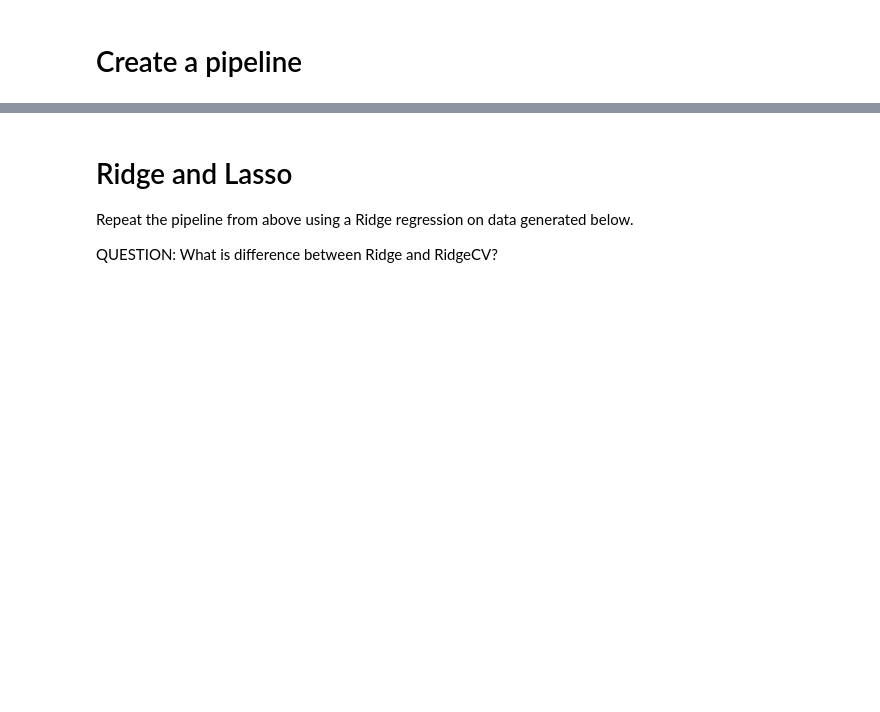
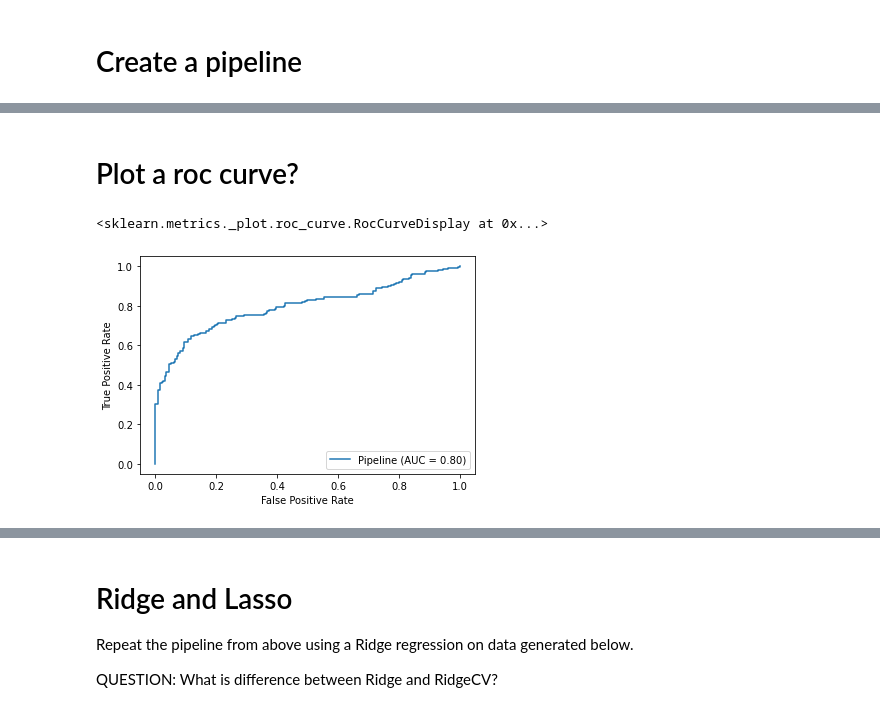
Before and after one commit to CognitiveScienceAU/ACN_2021, a Jupyter notebook: week_7/intro_sklearn.ipynb, the cells around one changed output, grey strips where cells are left out. Drawn from its saved outputs; the diff is of its cells as text; code cells hidden in the pictures; blank space fills up the shorter version.

```diff
--- a/week_7/intro_sklearn.ipynb
+++ b/week_7/intro_sklearn.ipynb
@@ -91,0 +217,2 @@ stdscl.mean_
+# %% [markdown]
+# Plot a roc curve?
@@ -91,0 +221,5 @@ stdscl.mean_
+# %%
+plot_roc_curve(pipeline, X, y)
+# %% [output]
+<sklearn.metrics._plot.roc_curve.RocCurveDisplay at 0x...>
+[figure, added]
```
Also changed, not shown: parts of 46 cells of this notebook, 1 other file.
